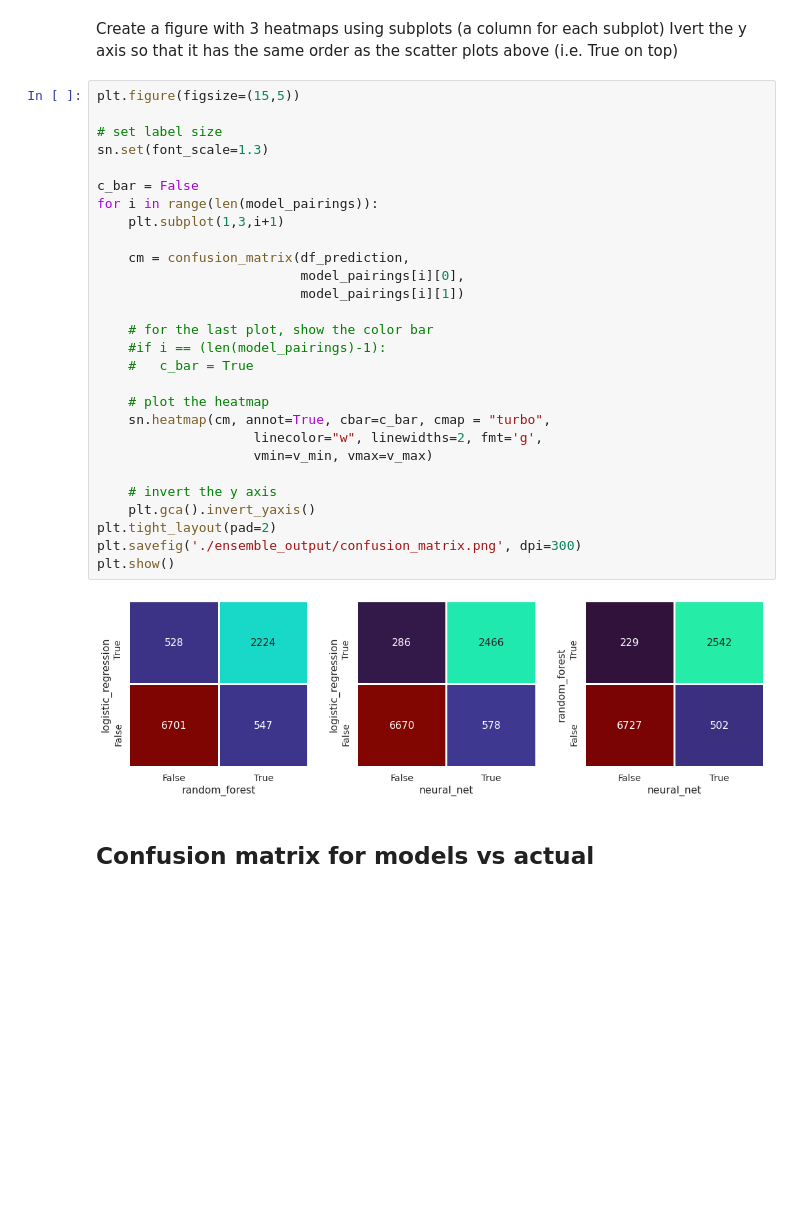
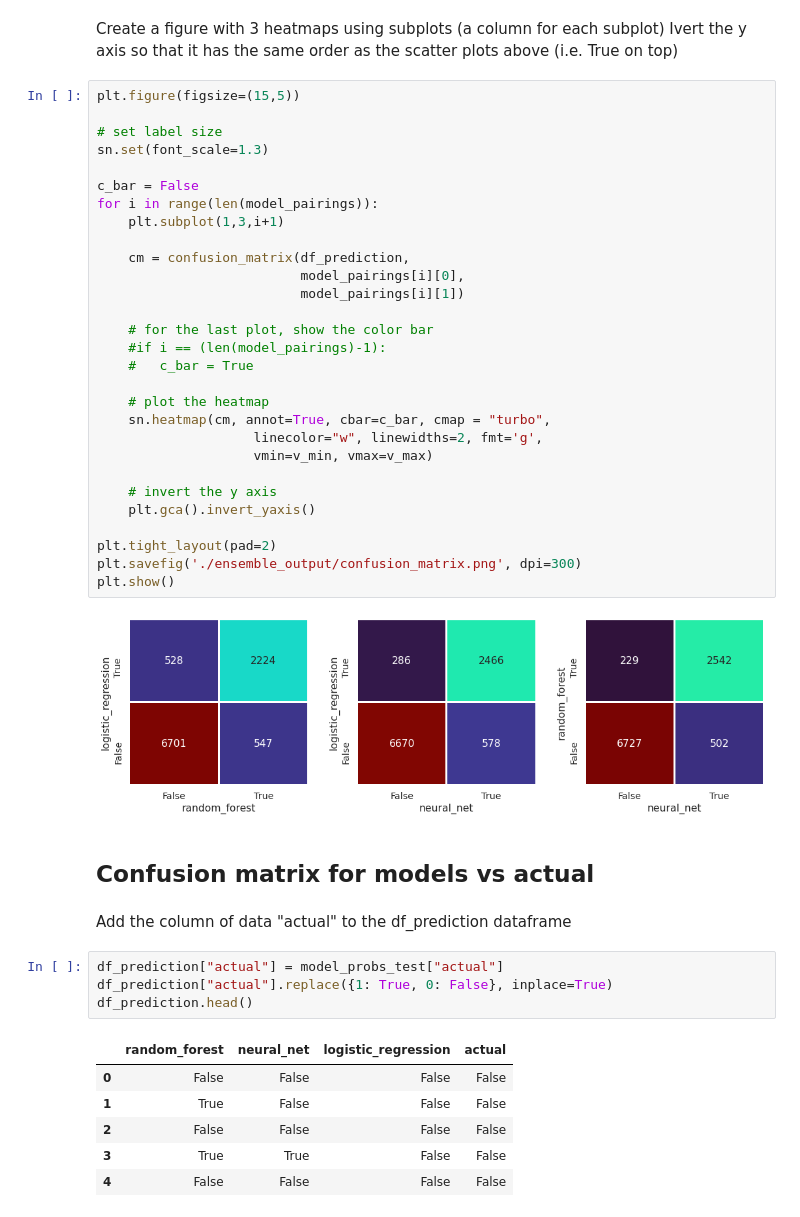
Before and after one commit to samuel-book/samuel-1, a Jupyter notebook: _sources/ensemble/compare_model_outputs.ipynb, the cells around one changed output. Drawn from its saved outputs; the diff is of its cells as text; blank space fills up the shorter version.

```diff
--- a/_sources/ensemble/compare_model_outputs.ipynb
+++ b/_sources/ensemble/compare_model_outputs.ipynb
@@ -234,6 +234,7 @@ for i in range(len(model_pairings)):
 
     # invert the y axis
     plt.gca().invert_yaxis()
+
 plt.tight_layout(pad=2)
 plt.savefig('./ensemble_output/confusion_matrix.png', dpi=300)
 plt.show()
@@ -241,3 +242,16 @@ plt.show()
 [figure]
 # %% [markdown]
 ## Confusion matrix for models vs actual
+# %% [markdown]
+Add the column of data "actual" to the df_prediction dataframe
+# %%
+df_prediction["actual"] = model_probs_test["actual"]
+df_prediction["actual"].replace({1: True, 0: False}, inplace=True)
+df_prediction.head()
+# %% [output]
+|  | random_forest | neural_net | logistic_regression | actual |
+| 0 | False | False | False | False |
+| 1 | True | False | False | False |
+| 2 | False | False | False | False |
+| 3 | True | True | False | False |
+| 4 | False | False | False | False |
```
Also changed, not shown: parts of 4 cells of this notebook, 6 other files.
